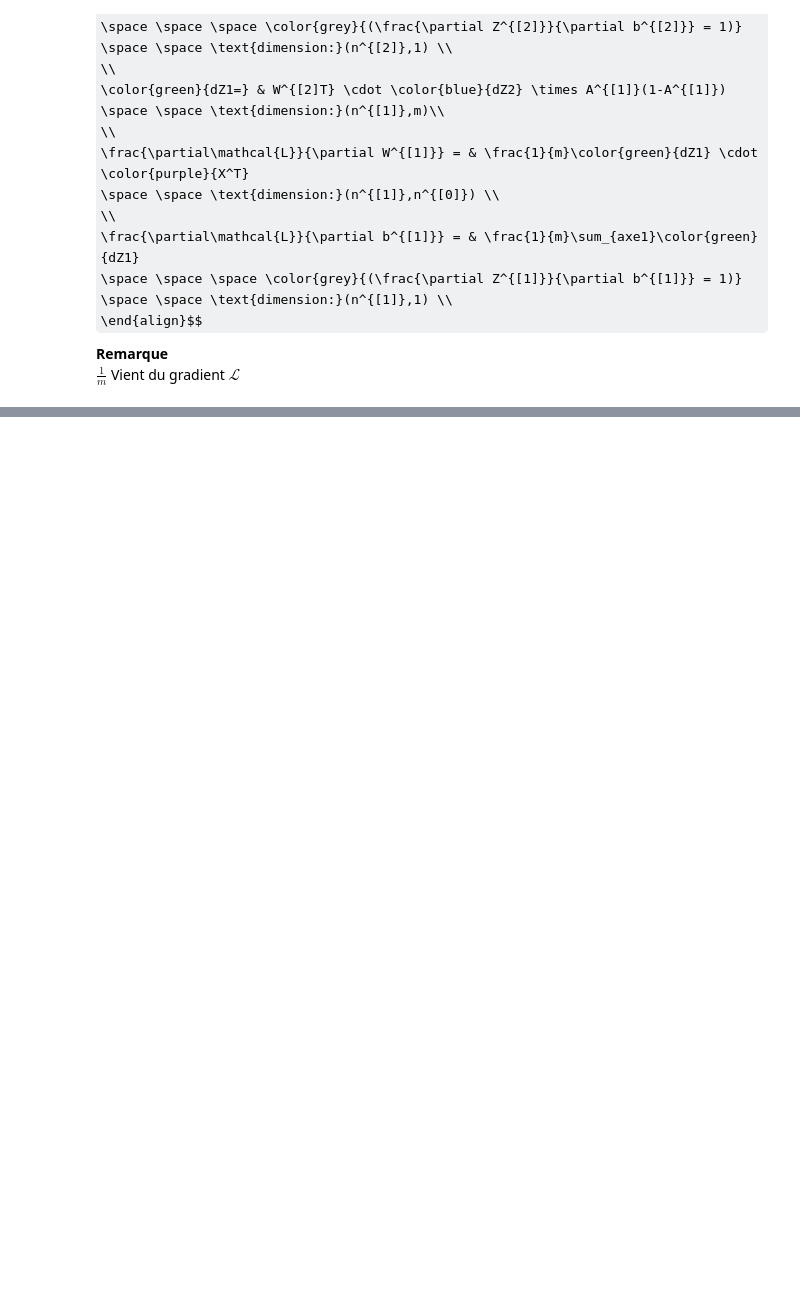
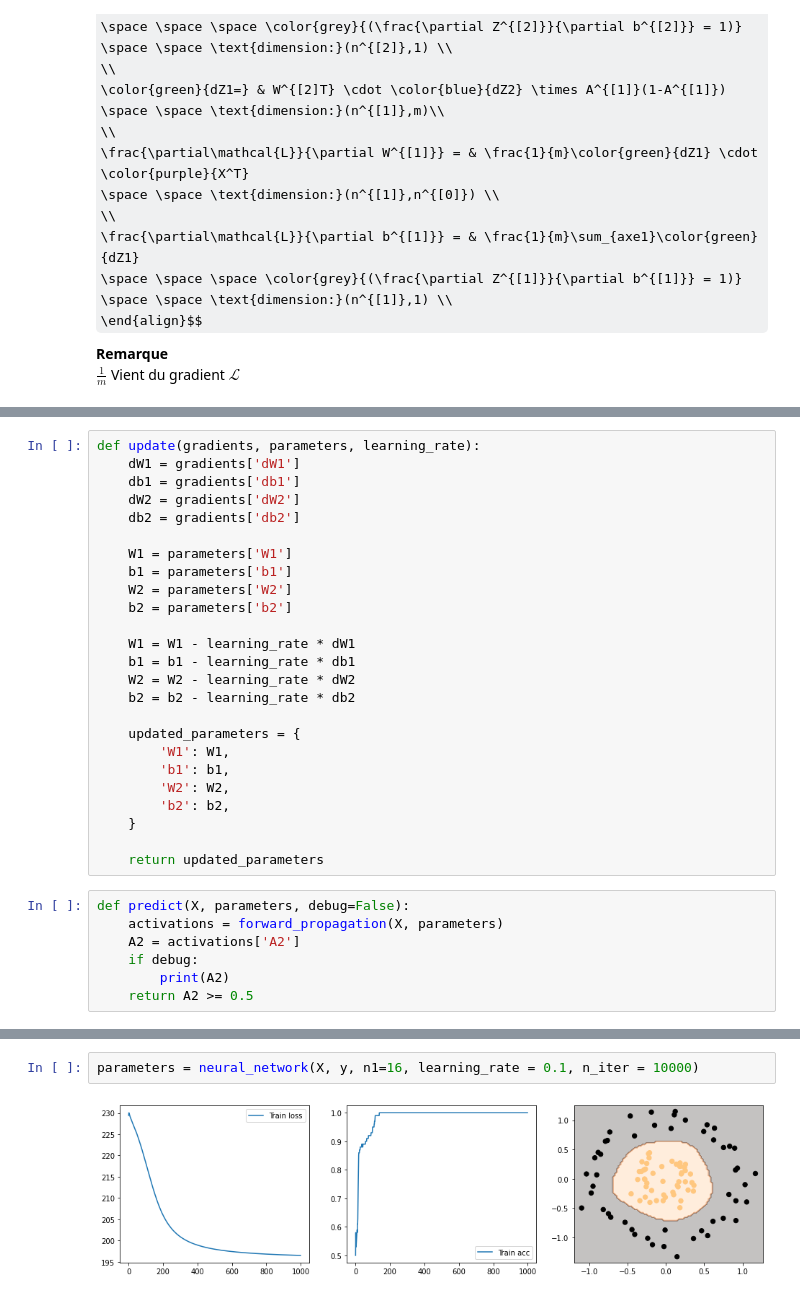
Before and after one commit to PerrinThibaud/neural_networks, a Jupyter notebook: Neural Networks/2. Feed Forward/feed_forward.ipynb, the cells around one changed output, grey strips where cells are left out. Cells and saved outputs as stored; diff of their text form; some formulas as TeX source; blank space fills up the shorter version.

Commit message:
finalise feed forward

```diff
--- a/Neural Networks/2. Feed Forward/feed_forward.ipynb
+++ b/Neural Networks/2. Feed Forward/feed_forward.ipynb
@@ -284,0 +361,32 @@ $\frac{1}{m}$ Vient du gradient $\mathcal{L}$
+# %%
+def update(gradients, parameters, learning_rate):
+    dW1 = gradients['dW1']
+    db1 = gradients['db1']
+    dW2 = gradients['dW2']
+    db2 = gradients['db2']
+
+    W1 = parameters['W1']
+    b1 = parameters['b1']
+    W2 = parameters['W2']
+    b2 = parameters['b2']
+
+    W1 = W1 - learning_rate * dW1
+    b1 = b1 - learning_rate * db1
+    W2 = W2 - learning_rate * dW2
+    b2 = b2 - learning_rate * db2
+
+    updated_parameters = {
+        'W1': W1,
+        'b1': b1,
+        'W2': W2,
+        'b2': b2,
+    }
+
+    return updated_parameters
+# %%
+def predict(X, parameters, debug=False):
+    activations = forward_propagation(X, parameters)
+    A2 = activations['A2']
+    if debug:
+        print(A2)
+    return A2 >= 0.5
@@ -284,0 +463,4 @@ $\frac{1}{m}$ Vient du gradient $\mathcal{L}$
+# %%
+parameters = neural_network(X, y, n1=16, learning_rate = 0.1, n_iter = 10000)
+# %% [output]
+[figure, added]
```
Also changed, not shown: parts of 18 cells of this notebook, 3 other files.
